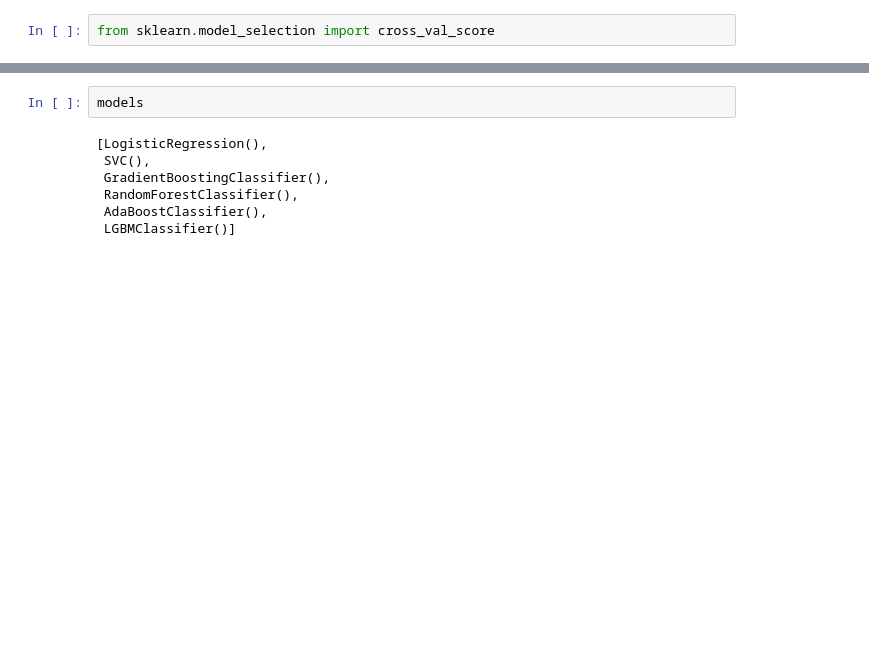
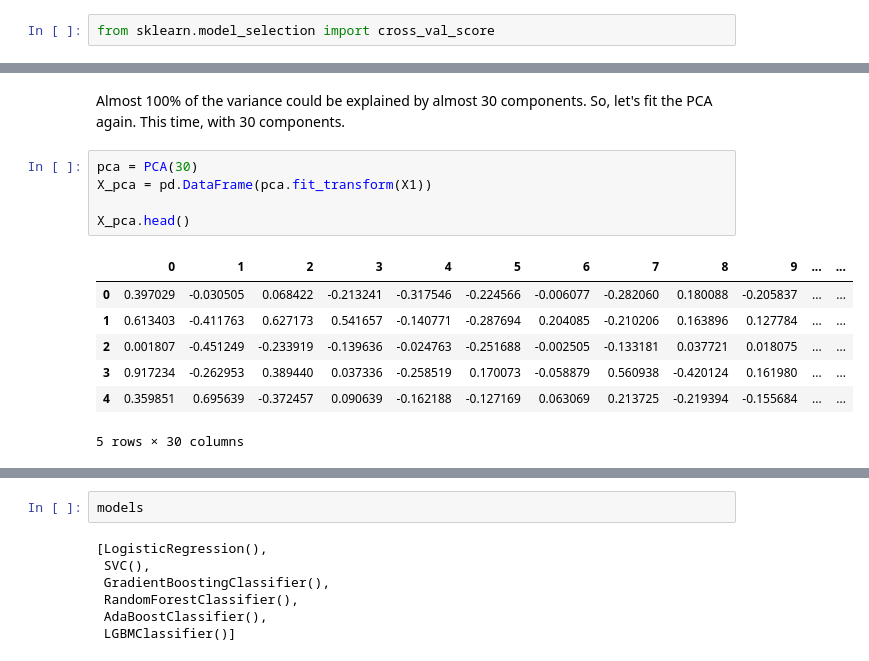
Before and after one commit to ritiknayakzz/Company-Bankruptcy-Prediction-Classification-Project, a Jupyter notebook: Copy_of_COMPANY_BANKRUPTCY_PREDICTION.ipynb, the cells around one changed output, grey strips where cells are left out. Saved outputs shown, nothing was run; the diff lists cells and outputs as text; blank space fills up the shorter version.

```diff
--- a/Copy_of_COMPANY_BANKRUPTCY_PREDICTION.ipynb
+++ b/Copy_of_COMPANY_BANKRUPTCY_PREDICTION.ipynb
@@ -560,0 +718,15 @@ The avg CV score is: 0.9747710622710622
+# %% [markdown]
+Almost 100% of the variance could be explained by almost 30 components. So, let's fit the PCA again. This time, with 30 components.
+# %%
+pca = PCA(30)
+X_pca = pd.DataFrame(pca.fit_transform(X1))
+
+X_pca.head()
+# %% [output]
+|  | 0 | 1 | 2 | 3 | 4 | 5 | 6 | 7 | 8 | 9 | ... | ... |
+| 0 | 0.397029 | -0.030505 | 0.068422 | -0.213241 | -0.317546 | -0.224566 | -0.006077 | -0.282060 | 0.180088 | -0.205837 | ... | ... |
+| 1 | 0.613403 | -0.411763 | 0.627173 | 0.541657 | -0.140771 | -0.287694 | 0.204085 | -0.210206 | 0.163896 | 0.127784 | ... | ... |
+| 2 | 0.001807 | -0.451249 | -0.233919 | -0.139636 | -0.024763 | -0.251688 | -0.002505 | -0.133181 | 0.037721 | 0.018075 | ... | ... |
+| 3 | 0.917234 | -0.262953 | 0.389440 | 0.037336 | -0.258519 | 0.170073 | -0.058879 | 0.560938 | -0.420124 | 0.161980 | ... | ... |
+| 4 | 0.359851 | 0.695639 | -0.372457 | 0.090639 | -0.162188 | -0.127169 | 0.063069 | 0.213725 | -0.219394 | -0.155684 | ... | ... |
+5 rows × 30 columns
```
Also changed, not shown: parts of 56 cells of this notebook.
